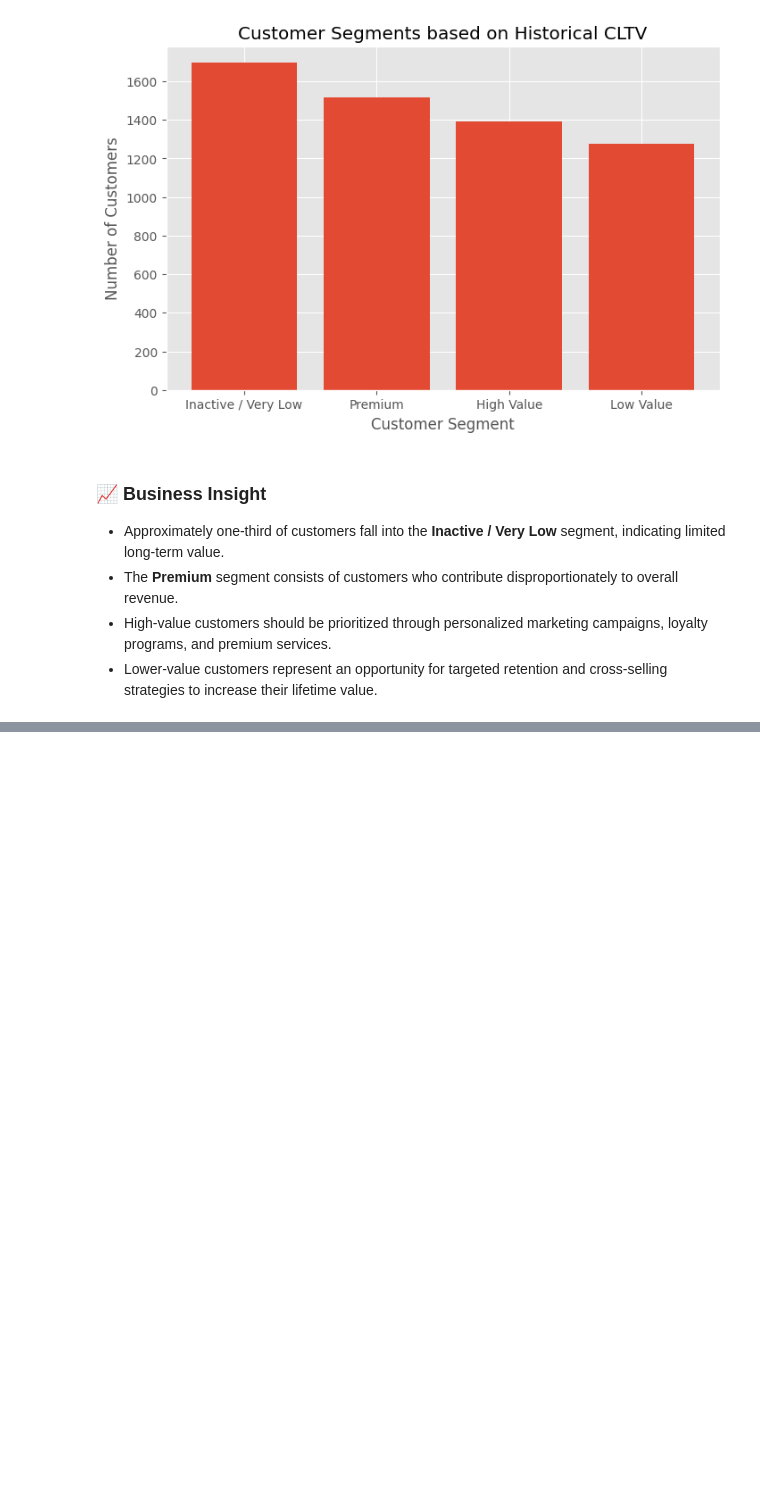
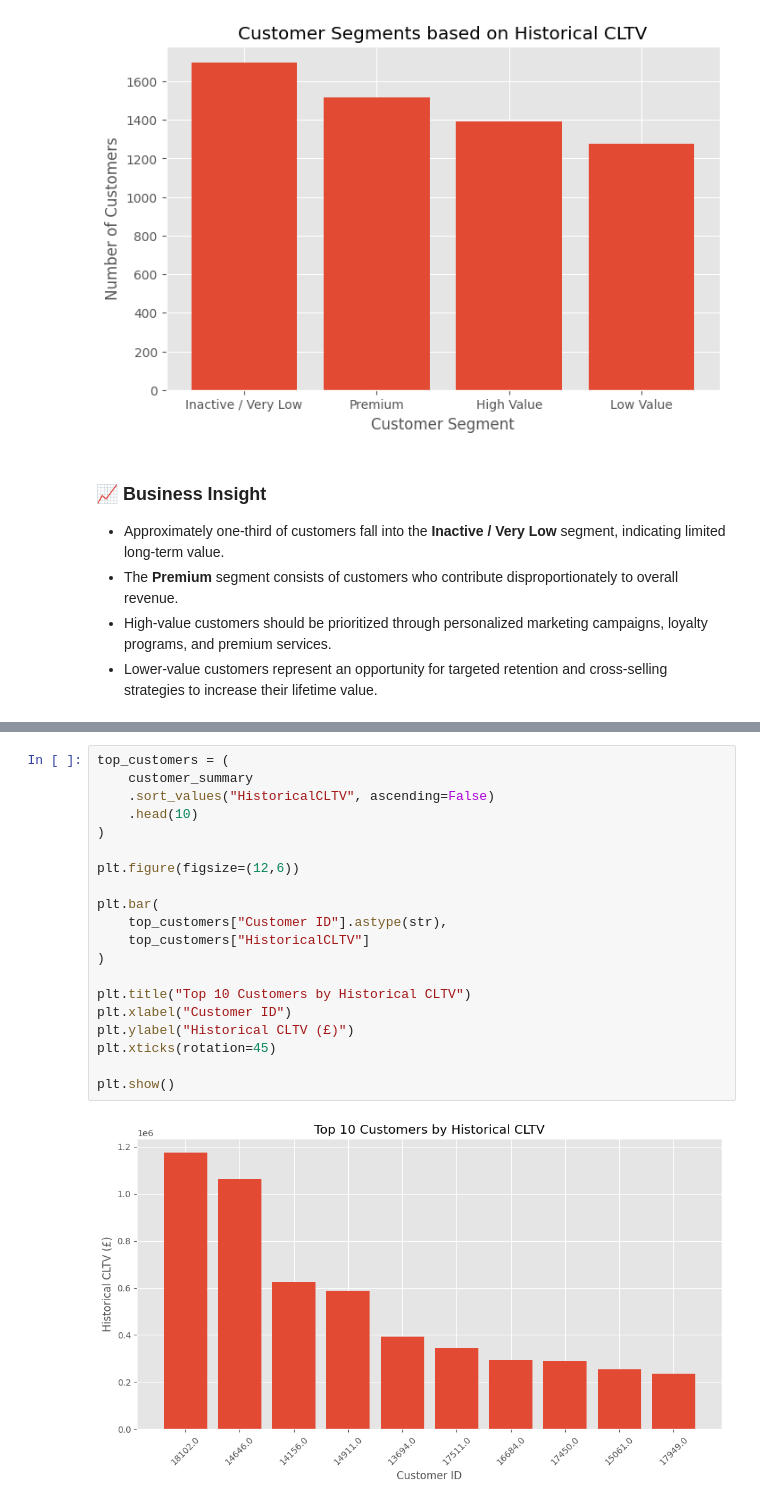
Before and after one commit to arjunkacha/saas-cohort-retention-cltv-analysis, a Jupyter notebook: notebooks/project_2_cohort_retention_cltv_analysis.ipynb, the cells around one changed output, grey strips where cells are left out. Cells and saved outputs as stored; diff of their text form; blank space fills up the shorter version.

```diff
--- a/notebooks/project_2_cohort_retention_cltv_analysis.ipynb
+++ b/notebooks/project_2_cohort_retention_cltv_analysis.ipynb
@@ -858,0 +875,22 @@ plt.show()
+# %%
+top_customers = (
+    customer_summary
+    .sort_values("HistoricalCLTV", ascending=False)
+    .head(10)
+)
+
+plt.figure(figsize=(12,6))
+
+plt.bar(
+    top_customers["Customer ID"].astype(str),
+    top_customers["HistoricalCLTV"]
+)
+
+plt.title("Top 10 Customers by Historical CLTV")
+plt.xlabel("Customer ID")
+plt.ylabel("Historical CLTV (£)")
+plt.xticks(rotation=45)
+
+plt.show()
+# %% [output]
+[figure, added]
```
Also changed, not shown: parts of 4 cells of this notebook.
